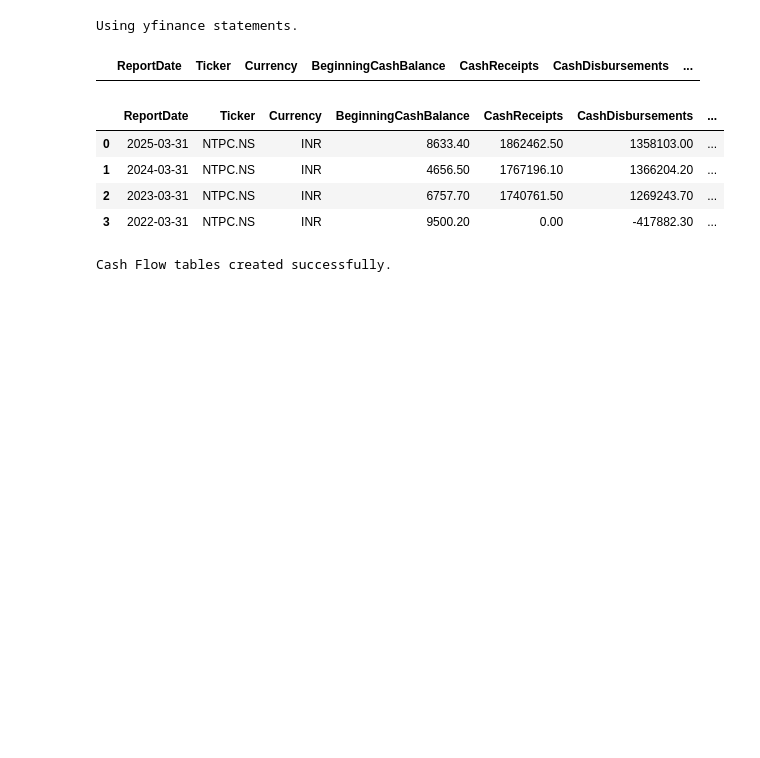
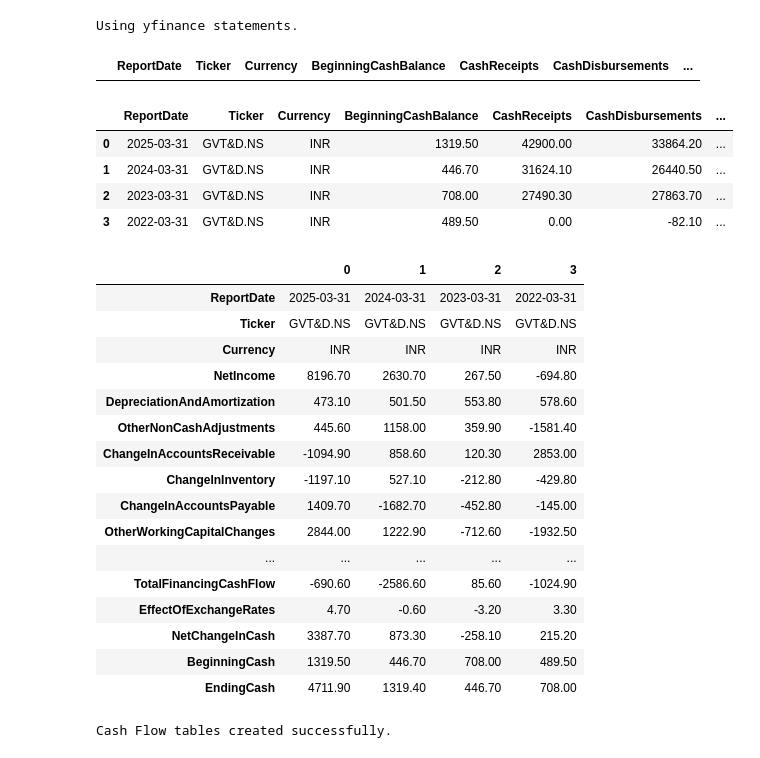
Before and after one commit to ashishmaharana188/financial_ETL_project, a Jupyter notebook: statementScrape.ipynb, the cells around one changed output. Saved outputs shown, nothing was run; the diff lists cells and outputs as text; code cells hidden in the pictures; blank space fills up the shorter version.

```diff
--- a/statementScrape.ipynb
+++ b/statementScrape.ipynb
@@ -19,7 +19,7 @@ API_KEY = "V6FLFA1K7ECKP0RK"
 #disable certificate warnings
 urllib3.disable_warnings(urllib3.exceptions.InsecureRequestWarning)
 
-tickerName = yf.Ticker("NTPC.NS") #MSFT #HINDCOPPER #PLTR
+tickerName = yf.Ticker("GVT&D.NS") #MSFT #HINDCOPPER #PLTR
 pd.set_option('display.float_format', lambda x: '%.2f' % x)
 # %%
 CACHE_DIR = "offline_statements"
@@ -1411,7 +1576,7 @@ if raw_data_q is not None and raw_data_y is not None:
     dfCashFlowQ = pd.DataFrame(raw_data_csq)
     dfCashFlowY = pd.DataFrame(raw_data_csy)
     display(dfCashFlowQ.index)
-    display(dfCashFlowY.index)
+    print(dfCashFlowY.iloc[:, 3:4])
 
     if not dfCashFlowQ.empty or not dfCashFlowY.empty:
         use_yfinance = True
@@ -1651,11 +1998,22 @@ else:
   dfCashFlowY = standardize_dataframe_labels(dfCashFlowY)
   dfCashFlowY = clean_financial_dataframe(dfCashFlowY)
 # %%
+
+
 #map
 cf_keys_to_fetch = ittelson_cash_flow_columns + [
     'IssuanceOfDebt',
     'RepaymentOfDebt',
     'NetCashFlow'
+]
+cf_indirect_keys = ittelson_indirect_cf_columns + ['IssuanceOfDebt', 'RepaymentOfDebt', 'NetCashFlow']
+
+indirect_cf_buckets = [
+    'OtherNonCashAdjustments',
+    'OtherWorkingCapitalChanges',
+    'NetDebtIssuedRepaid',
+    'NetStockIssuedRepurchased',
+    'PurchaseSaleOfInvestments'
 ]
 
 if alpha_vantage:
@@ -1689,37 +2047,75 @@ elif use_yfinance:
 
   clean_quarterly_cash_flow = format_statement_for_db(
     dfCashFlowQ_calc, ittelson_cash_flow_columns,tickerName.ticker,currency=stmt_currency, multiplier=stmt_multiplier, transpose=True)
 
   dfCashFlowY_calc = apply_cash_flow_fallbacks(
     df_normalize_CY, ittelson_cash_flow_columns, df_is_calc=dfIncomeStatementY_calc, df_bs_calc=dfBalanceSheetY_calc)
 
   clean_yearly_cash_flow = format_statement_for_db(
     dfCashFlowY_calc, ittelson_cash_flow_columns,tickerName.ticker,currency=stmt_currency, multiplier=stmt_multiplier, transpose=True)
 
+  #Indirect Cash flow
+  df_indirect_normalize_CY = map_statement_via_dictionary( dfCashFlowY, normalized_indirect_cf_synonym_map, cf_indirect_keys,bucket_columns=indirect_cf_buckets)
+
+  dfInDirectCashFlowY_calc = apply_indirect_cash_flow_fallbacks(
+    df_indirect_normalize_CY, ittelson_indirect_cf_columns,df_is_calc=dfIncomeStatementY_calc,df_bs_calc=dfBalanceSheetY_calc)
+
+  clean_yearly_indirect_cash_flow = format_statement_for_db(
+    dfInDirectCashFlowY_calc, ittelson_indirect_cf_columns, tickerName.ticker,currency=stmt_currency, multiplier=stmt_multiplier, transpose=True)
+
+
   display(clean_quarterly_cash_flow)
   display(clean_yearly_cash_flow)
+
+  display(clean_yearly_indirect_cash_flow.T)
 
 else:
 
   stmt_currency = 'INR'
   stmt_multiplier = 10.0
   df_normalize_CY = map_statement_via_dictionary(
     dfCashFlowY, normalized_cf_synonym_map, cf_keys_to_fetch)
 
   dfCashFlowY_calc = apply_cash_flow_fallbacks(
     df_normalize_CY, ittelson_cash_flow_columns,df_is_calc=dfIncomeStatementY_calc,df_bs_calc=dfBalanceSheetY_calc)
 
   clean_yearly_cash_flow = format_statement_for_db(
     dfCashFlowY_calc, ittelson_cash_flow_columns, tickerName.ticker,currency=stmt_currency, multiplier=stmt_multiplier, transpose=True)
 
+  df_indirect_normalize_CY = map_statement_via_dictionary( dfCashFlowY, normalized_indirect_cf_synonym_map, cf_indirect_keys,bucket_columns=indirect_cf_buckets)
+
+  dfInDirectCashFlowY_calc = apply_indirect_cash_flow_fallbacks(
+    df_indirect_normalize_CY, ittelson_indirect_cf_columns,df_is_calc=dfIncomeStatementY_calc,df_bs_calc=dfBalanceSheetY_calc)
+
+  clean_yearly_indirect_cash_flow = format_statement_for_db(
+    dfInDirectCashFlowY_calc, ittelson_indirect_cf_columns, tickerName.ticker,currency=stmt_currency, multiplier=stmt_multiplier, transpose=True)
+
   display(clean_yearly_cash_flow)
+  display(clean_yearly_indirect_cash_flow.T)
 # %% [output]
 |  | ReportDate | Ticker | Currency | BeginningCashBalance | CashReceipts | CashDisbursements | ... |
 |  | ReportDate | Ticker | Currency | BeginningCashBalance | CashReceipts | CashDisbursements | ... |
-| 0 | 2025-03-31 | NTPC.NS | INR | 8633.40 | 1862462.50 | 1358103.00 | ... |
-| 1 | 2024-03-31 | NTPC.NS | INR | 4656.50 | 1767196.10 | 1366204.20 | ... |
-| 2 | 2023-03-31 | NTPC.NS | INR | 6757.70 | 1740761.50 | 1269243.70 | ... |
-| 3 | 2022-03-31 | NTPC.NS | INR | 9500.20 | 0.00 | -417882.30 | ... |
+| 0 | 2025-03-31 | GVT&D.NS | INR | 1319.50 | 42900.00 | 33864.20 | ... |
+| 1 | 2024-03-31 | GVT&D.NS | INR | 446.70 | 31624.10 | 26440.50 | ... |
+| 2 | 2023-03-31 | GVT&D.NS | INR | 708.00 | 27490.30 | 27863.70 | ... |
+| 3 | 2022-03-31 | GVT&D.NS | INR | 489.50 | 0.00 | -82.10 | ... |
+|  | 0 | 1 | 2 | 3 |
+| ReportDate | 2025-03-31 | 2024-03-31 | 2023-03-31 | 2022-03-31 |
+| Ticker | GVT&D.NS | GVT&D.NS | GVT&D.NS | GVT&D.NS |
+| Currency | INR | INR | INR | INR |
+| NetIncome | 8196.70 | 2630.70 | 267.50 | -694.80 |
+| DepreciationAndAmortization | 473.10 | 501.50 | 553.80 | 578.60 |
+| OtherNonCashAdjustments | 445.60 | 1158.00 | 359.90 | -1581.40 |
+| ChangeInAccountsReceivable | -1094.90 | 858.60 | 120.30 | 2853.00 |
+| ChangeInInventory | -1197.10 | 527.10 | -212.80 | -429.80 |
+| ChangeInAccountsPayable | 1409.70 | -1682.70 | -452.80 | -145.00 |
+| OtherWorkingCapitalChanges | 2844.00 | 1222.90 | -712.60 | -1932.50 |
+| ... | ... | ... | ... | ... |
+| TotalFinancingCashFlow | -690.60 | -2586.60 | 85.60 | -1024.90 |
+| EffectOfExchangeRates | 4.70 | -0.60 | -3.20 | 3.30 |
+| NetChangeInCash | 3387.70 | 873.30 | -258.10 | 215.20 |
+| BeginningCash | 1319.50 | 446.70 | 708.00 | 489.50 |
+| EndingCash | 4711.90 | 1319.40 | 446.70 | 708.00 |
 # %%
 
 # Define the Quarterly Cash Flow Architecture
```
Also changed, not shown: parts of 17 cells of this notebook.
